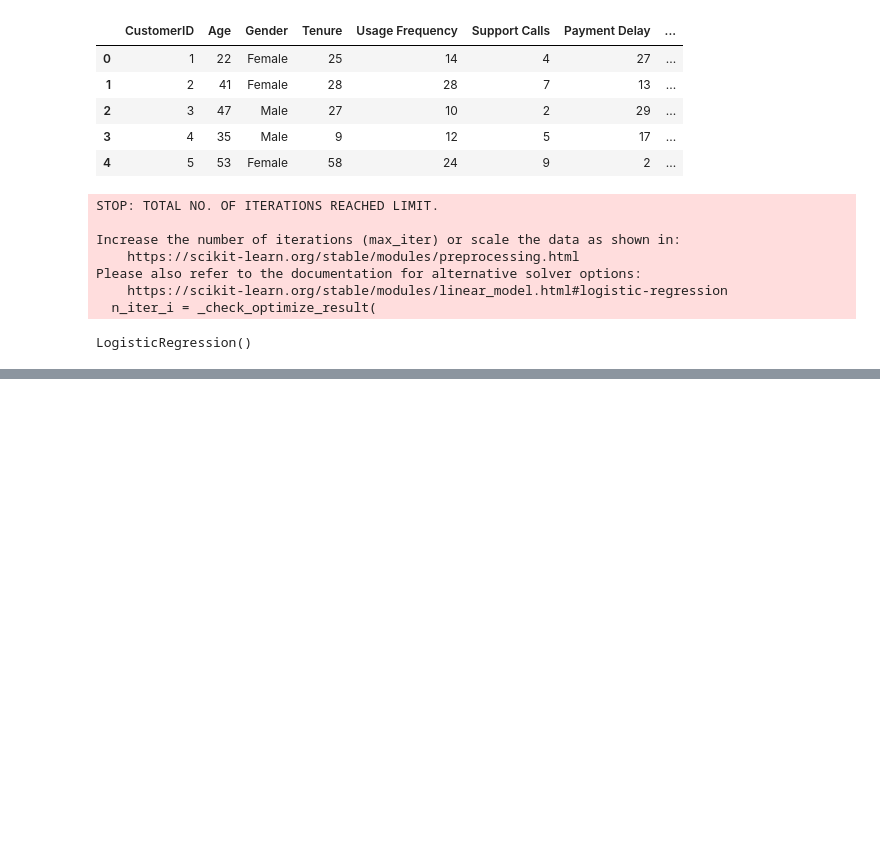
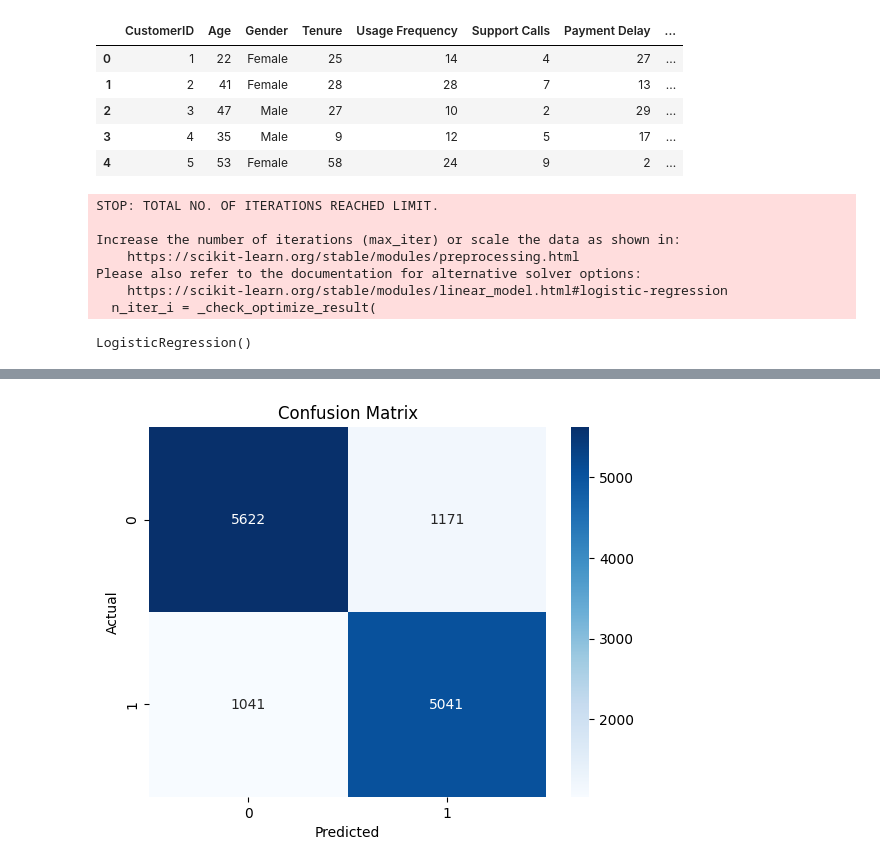
Before and after one commit to Vaishnavi-Kaware/customer-churn-prediction, a Jupyter notebook: churn_model.ipynb, the cells around one changed output, grey strips where cells are left out. Cells and saved outputs as stored; diff of their text form; code cells hidden in the pictures; blank space fills up the shorter version.

Commit message:
Step 8: Plotted confusion matrix heatmap for model evaluation

```diff
--- a/churn_model.ipynb
+++ b/churn_model.ipynb
@@ -46,3 +46,9 @@ Please also refer to the documentation for alternative solver options:
     https://scikit-learn.org/stable/modules/linear_model.html#logistic-regression
   n_iter_i = _check_optimize_result(
 LogisticRegression()
+# %%
+y_pred = model.predict(X_test)
+
+print("Accuracy:", accuracy_score(y_test, y_pred))
+print("Confusion Matrix:\n", confusion_matrix(y_test, y_pred))
+print("Classification Report:\n", classification_report(y_test, y_pred))
@@ -48,0 +69,8 @@ LogisticRegression()
+# %%
+sns.heatmap(confusion_matrix(y_test, y_pred), annot=True, fmt='d', cmap='Blues')
+plt.xlabel("Predicted")
+plt.ylabel("Actual")
+plt.title("Confusion Matrix")
+plt.show()
+# %% [output]
+[figure, added]
```
Also changed, not shown: parts of 1 cell of this notebook.
